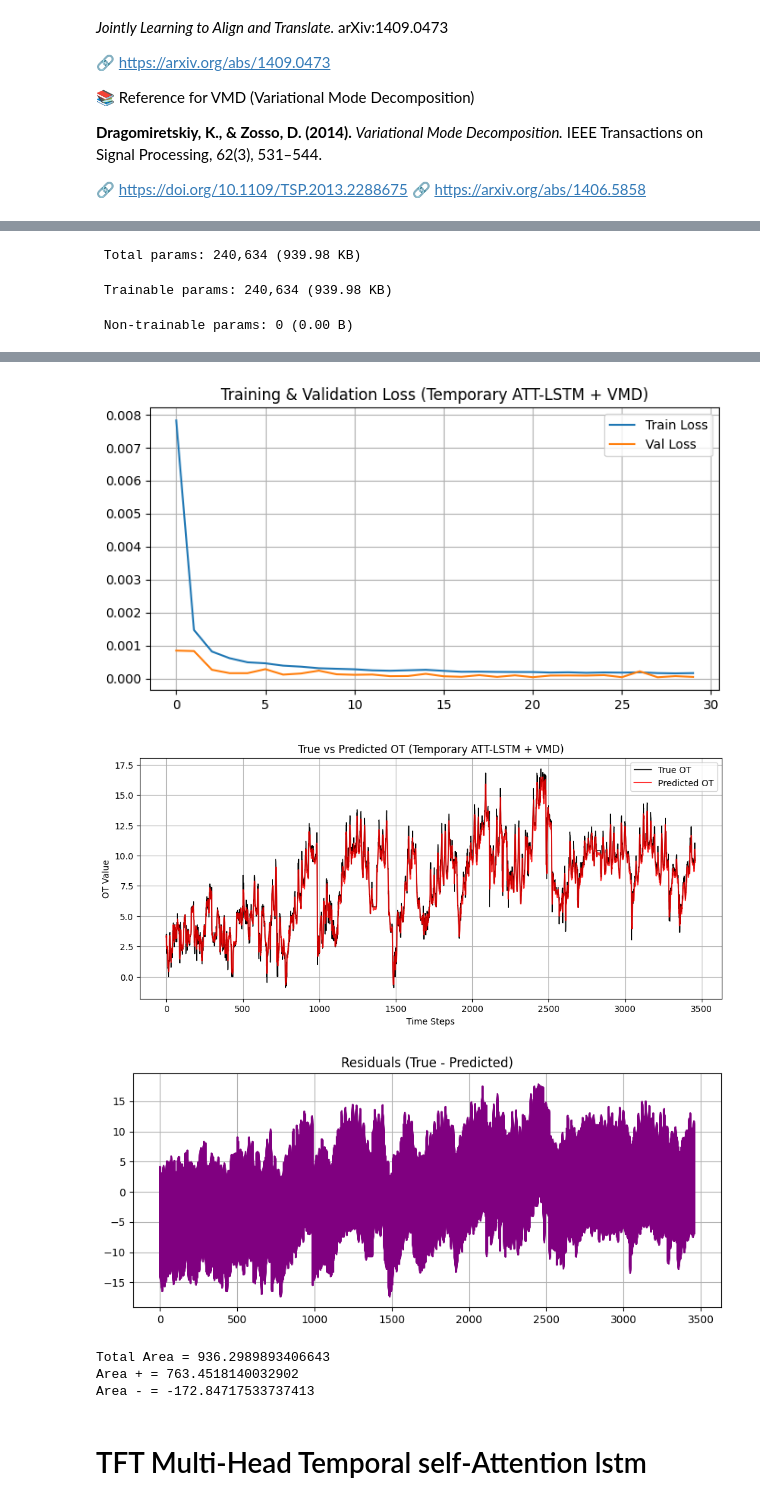
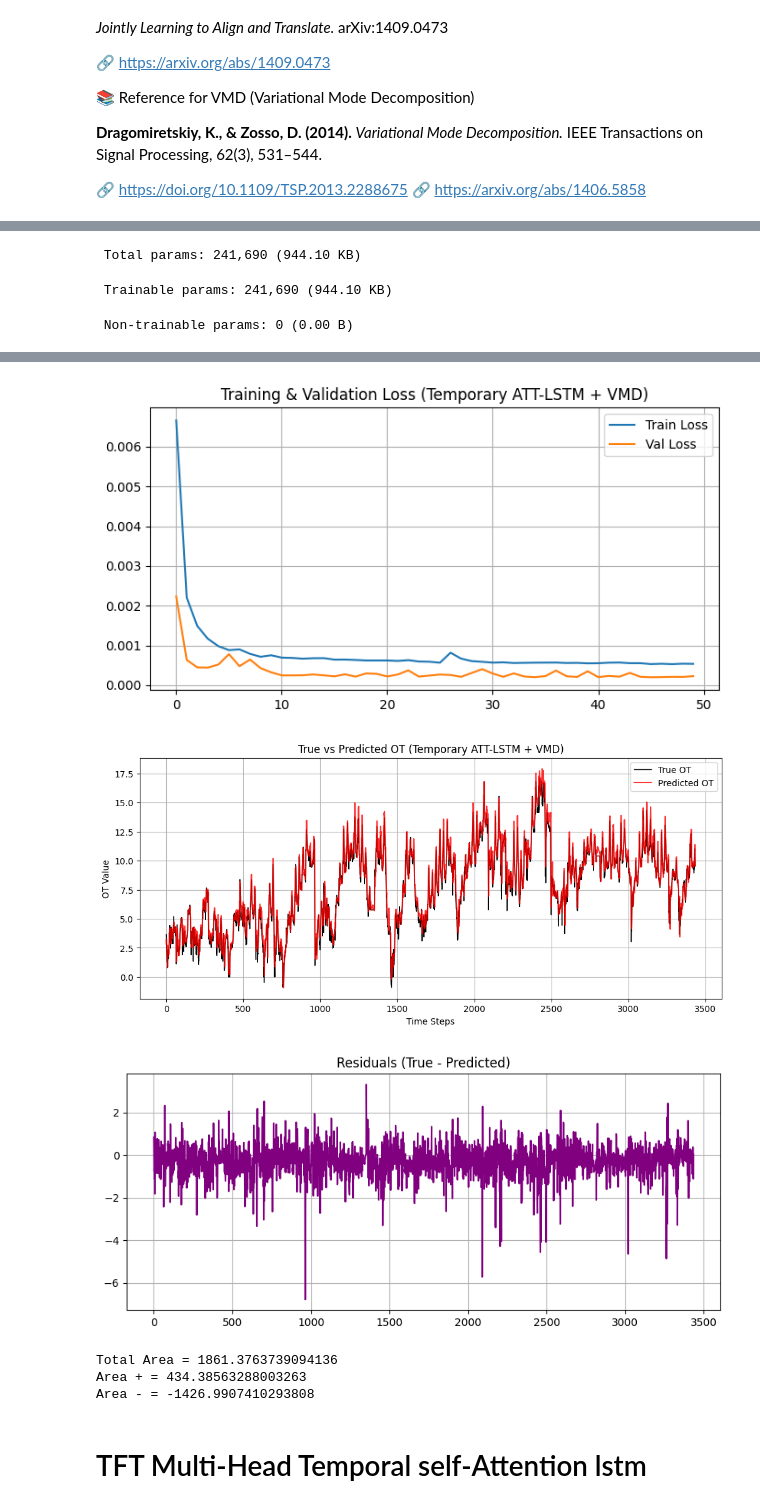
Before and after one commit to mahan100/AtLSTM_VMD, a Jupyter notebook: Train.ipynb, the cells around one changed output, grey strips where cells are left out. Drawn from its saved outputs; the diff is of its cells as text; code cells hidden in the pictures.

```diff
--- a/Train.ipynb
+++ b/Train.ipynb
@@ -10,18 +10,19 @@ then use an **Attention-based LSTM (Attn-LSTM)** to capture temporal dependencie
 ## Import-Params-Read-Visualization
 # %%
 # Parameters
-SEQ_LEN = 24  # past 24 hours for each sample
+SEQ_LEN = 48  # past 24 hours for each sample
 TARGET_COL = 'OT'  # target variable: Oil Temperature
-EPOCHS = 30
-BATCH_SIZE = 64
+FEATURE_COLS = ['OT', 'HUFL','HULL','MUFL','MULL','LUFL','LULL']
+EPOCHS = 50
+BATCH_SIZE = 32
 
 # VMD parameters
 DC = 0              # no DC part imposed
 init = 1            # initialize omegas uniformly
 tol = 1e-7
-K_hat = 8                  # number of VMD modes (tuneable)
-alpha_hat = 1705             # VMD alpha (tuneable)
-tau_hat = 0.05805898025979961                # VMD tau
+K = 4                  # number of VMD modes (tuneable)
+alpha = 1705             # VMD alpha (tuneable)
+tau = 0.05805898025979961                # VMD tau
 
 LSTM_UNITS = 128
 DROPOUT = 0.2
@@ -656,10 +791,8 @@ IEEE Transactions on Signal Processing, 62(3), 531–544.
 🔗 [https://doi.org/10.1109/TSP.2013.2288675](https://doi.org/10.1109/TSP.2013.2288675)
 🔗 [https://arxiv.org/abs/1406.5858](https://arxiv.org/abs/1406.5858)
 # %%
-y_test_vmd_true,_,scaler_y,X_train_vmd, y_train_vmd, X_test_vmd, y_test_vmd,_,_,_,_= train_test(alpha_hat, tau_hat, K_hat)
-
 model_build_attlstm_model = build_attlstm_model(
-    input_shape=(SEQ_LEN, X_train_vmd.shape[2]),
+    input_shape=(SEQ_LEN, X_train_vmd_scaled.shape[2]),
     lstm1_units=132,
     lstm2_units=132,
     dense_units=64
@@ -667,15 +800,15 @@ model_build_attlstm_model = build_attlstm_model(
 model_build_attlstm_model.summary()
 
 history_attlstm_vmd = model_build_attlstm_model.fit(
-    X_train_vmd, y_train_vmd,
-    validation_data=(X_test_vmd, y_test_vmd),
+    X_train_vmd_scaled, y_train_vmd_scaled,
+    validation_data=(X_test_vmd_scaled, y_test_vmd_scaled),
     epochs=EPOCHS,
     batch_size=BATCH_SIZE,
     verbose=1
 )
 
 # Predict and inverse-transform
-y_pred_attlstm_vmd_scaled = model_build_attlstm_model.predict(X_test_vmd)
+y_pred_attlstm_vmd_scaled = model_build_attlstm_model.predict(X_test_vmd_scaled)
 y_pred_attlstm_vmd_true = scaler_y.inverse_transform(y_pred_attlstm_vmd_scaled)
 
 # =====================================================
@@ -773,10 +906,8 @@ IEEE Transactions on Signal Processing, 62(3), 531–544.
 🔗 [https://doi.org/10.1109/TSP.2013.2288675](https://doi.org/10.1109/TSP.2013.2288675)
 🔗 [https://arxiv.org/abs/1406.5858](https://arxiv.org/abs/1406.5858)
 # %%
-y_test_vmd_true,_,scaler_y,X_train_vmd, y_train_vmd, X_test_vmd, y_test_vmd,_,_,_,_= train_test(alpha_hat, tau_hat, K_hat)
-
 model_build_Tattlstm_model = build_Tattlstm_model(
-    input_shape=(SEQ_LEN, X_train_vmd.shape[2]),
+    input_shape=(SEQ_LEN, X_train_vmd_scaled.shape[2]),
     lstm1_units=132,
     lstm2_units=132,
     dense_units=64
@@ -784,15 +915,15 @@ model_build_Tattlstm_model = build_Tattlstm_model(
 model_build_Tattlstm_model.summary()
 
 history_Tattlstm_vmd = model_build_Tattlstm_model.fit(
-    X_train_vmd, y_train_vmd,
-    validation_data=(X_test_vmd, y_test_vmd),
+    X_train_vmd_scaled, y_train_vmd_scaled,
+    validation_data=(X_test_vmd_scaled, y_test_vmd_scaled),
     epochs=EPOCHS,
     batch_size=BATCH_SIZE,
     verbose=1
 )
 
 # Predict and inverse-transform
-y_pred_Tattlstm_vmd_scaled = model_build_Tattlstm_model.predict(X_test_vmd)
+y_pred_Tattlstm_vmd_scaled = model_build_Tattlstm_model.predict(X_test_vmd_scaled)
 y_pred_Tattlstm_vmd_true = scaler_y.inverse_transform(y_pred_Tattlstm_vmd_scaled)
 
 # =====================================================
@@ -845,4 +976,4 @@ Model: "functional_3"
 └─────────────────────────────────┴────────────────────────┴───────────────┘
- Total params: 240,634 (939.98 KB)
+ Total params: 241,690 (944.10 KB)
- Trainable params: 240,634 (939.98 KB)
+ Trainable params: 241,690 (944.10 KB)
  Non-trainable params: 0 (0.00 B)
@@ -866,9 +997,9 @@ Epoch 30/30
-[figure, old version]
+[figure, new version]
-[figure, old version]
+[figure, new version]
-[figure, old version]
+[figure, new version]
-Total Area = 936.2989893406643
-Area + = 763.4518140032902
-Area - = -172.84717533737413
+Total Area = 1861.3763739094136
+Area + = 434.38563288003263
+Area - = -1426.9907410293808
 # %% [markdown]
 # TFT Multi-Head Temporal self-Attention lstm
 # %%
```
Also changed, not shown: parts of 15 cells of this notebook, 3 other files.
